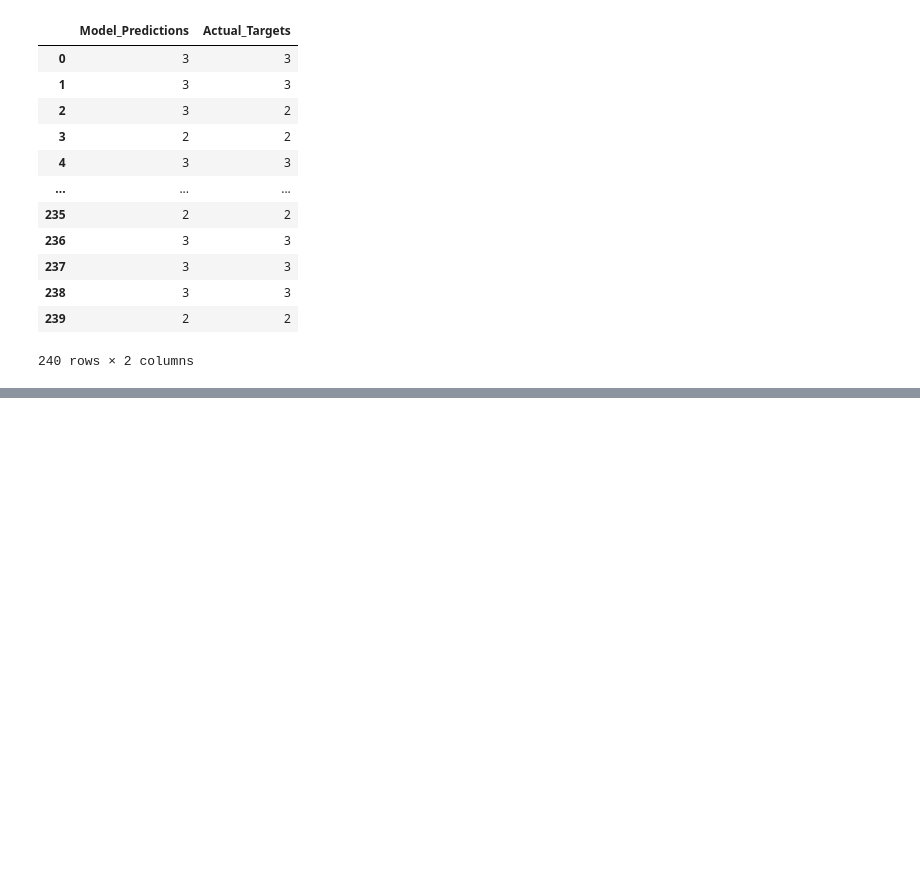
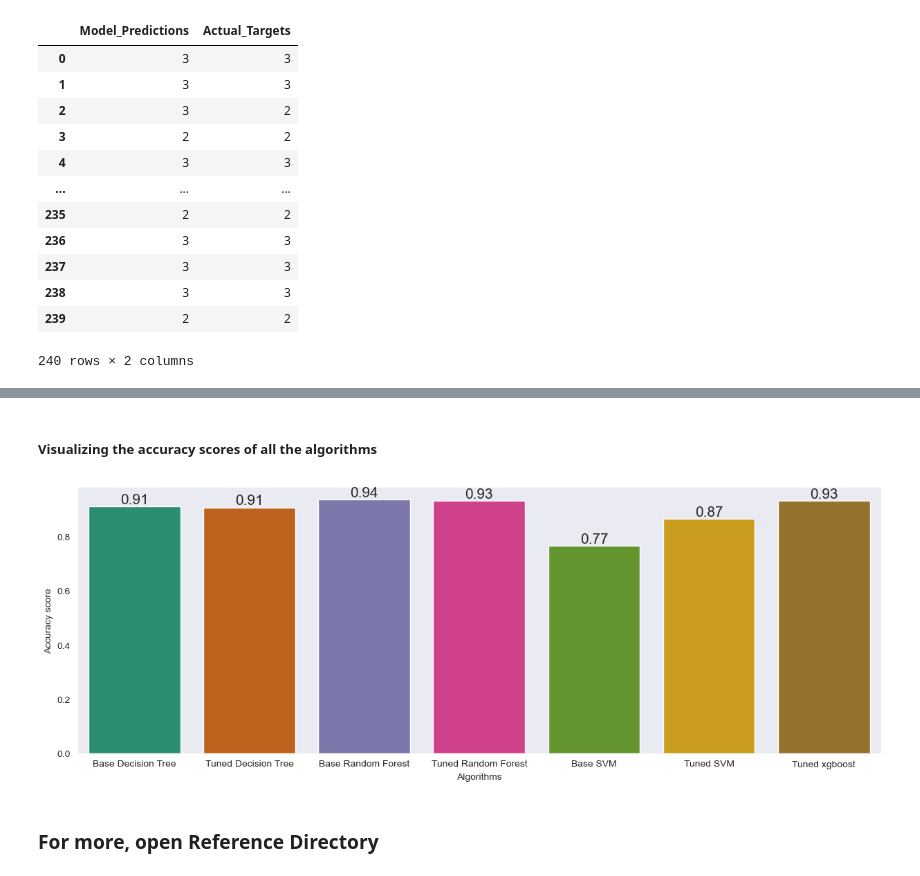
Before and after one commit to shanusaras/Employees_performance_analysis, a Jupyter notebook: src/models/predict_model.ipynb, the cells around one changed output, grey strips where cells are left out. Saved outputs shown, nothing was run; the diff lists cells and outputs as text; code cells hidden in the pictures; blank space fills up the shorter version.

Commit message:
all model predictions and the conclusion report is generated

```diff
--- a/src/models/predict_model.ipynb
+++ b/src/models/predict_model.ipynb
@@ -152,0 +334,10 @@ COMPARISON WITH THE ACTUAL TARGET VALUES:
+# %%
+# calling the function to calculate the metrics and storing it in separate variable for each of the models
+
+base_dt_result= metrics_calculator(predictions_file="predict_model_base_decision_tree.csv", model_name='Base Decision Tree')
+tuned_dt_result= metrics_calculator(predictions_file="predict_model_tuned_decision_tree.csv", model_name='Tuned Decision Tree')
+base_rf_result= metrics_calculator(predictions_file="predict_model_base_random_forest.csv", model_name='Base Random Forest')
+tuned_rf_result= metrics_calculator(predictions_file="predict_model_tuned_random_forest.csv", model_name='Tuned Random Forest')
+base_svm_result= metrics_calculator(predictions_file="predict_model_base_svm.csv", model_name='Base SVM')
+tuned_svm_result= metrics_calculator(predictions_file="predict_model_tuned_svm.csv", model_name='Tuned SVM')
+tuned_xgboost_result= metrics_calculator(predictions_file="predict_model_tuned_xgboost.csv", model_name='Tuned xgboost')
@@ -152,0 +377,28 @@ COMPARISON WITH THE ACTUAL TARGET VALUES:
+# %% [markdown]
+##### **Visualizing the accuracy scores of all the algorithms**
+# %%
+accuracy_scores = [base_dt_result.iloc[0, 0], tuned_dt_result.iloc[0,0], base_rf_result.iloc[0, 0], tuned_rf_result.iloc[0, 0], base_svm_result.iloc[0, 0], tuned_svm_result.iloc[0, 0], tuned_xgboost_result.iloc[0, 0]]
+algorithms = ["Base Decision Tree", 'Tuned Decision Tree', 'Base Random Forest', 'Tuned Random Forest', 'Base SVM', 'Tuned SVM', 'Tuned xgboost']
+
+plt.figure(figsize= (15, 5))
+plt.xlabel("Algorithms")
+plt.ylabel("Accuracy score")
+sns.set_style("dark")
+
+accuracy_graph= sns.barplot(x=algorithms,y=accuracy_scores, palette= 'Dark2')
+
+# iterating over each bar of the countplot created
+for i in accuracy_graph.patches:
+
+    accuracy_graph.text(i.get_x() + i.get_width() / 2,  # Adjusted the x-coordinate
+                         i.get_height(),  # Used the height of the bar for y-coordinate
+                         str(round(i.get_height(), 2)),
+                         fontsize=15,
+                         ha='center',  # Center-align text horizontally
+                         va='bottom')
+
+plt.show()
+# %% [output]
+[figure, added]
+# %% [markdown]
+### **For more, open Reference Directory**
```
Also changed, not shown: parts of 16 cells of this notebook.
